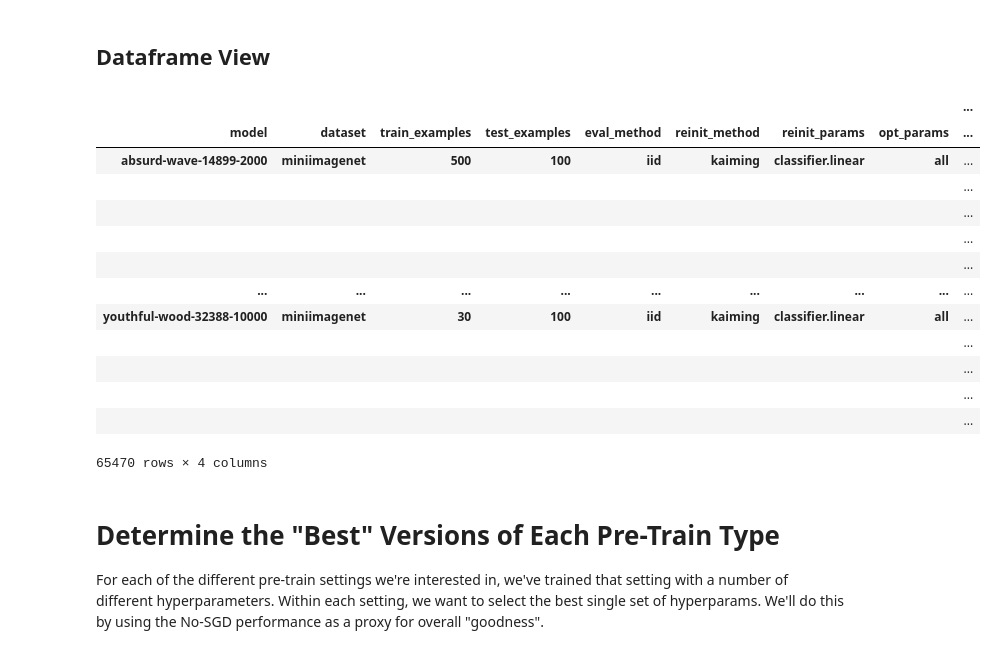
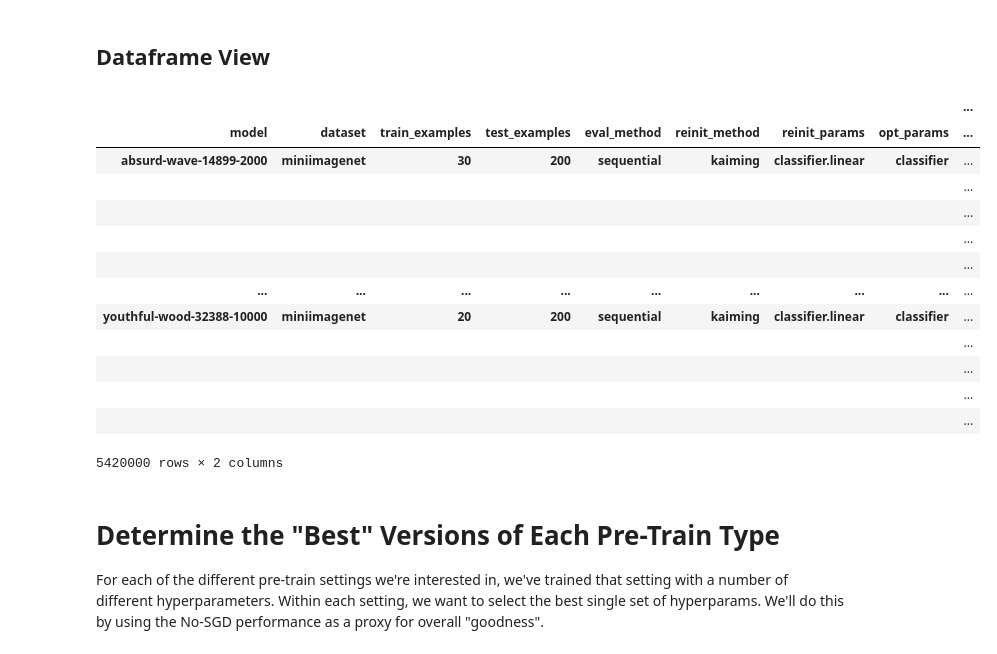
Before and after one commit to uvm-neurobotics-lab/higherANML, a Jupyter notebook: notebooks/result-gathering.ipynb, the cells around one changed output. Cells and saved outputs as stored; diff of their text form; code cells hidden in the pictures.

```diff
--- a/notebooks/result-gathering.ipynb
+++ b/notebooks/result-gathering.ipynb
@@ -407,23 +453,23 @@ import gc
 _ = gc.collect()
 # %% [markdown]
 ## Dataframe View
-# %%
-all_frames["iid-unfrozen"]
-# %% [output]
-|  |  |  |  |  |  |  |  | ... |
-| model | dataset | train_examples | test_examples | eval_method | reinit_method | reinit_params | opt_params | ... |
-| absurd-wave-14899-2000 | miniimagenet | 500 | 100 | iid | kaiming | classifier.linear | all | ... |
-|  |  |  |  |  |  |  |  | ... |
-|  |  |  |  |  |  |  |  | ... |
-|  |  |  |  |  |  |  |  | ... |
-|  |  |  |  |  |  |  |  | ... |
-| ... | ... | ... | ... | ... | ... | ... | ... | ... |
-| youthful-wood-32388-10000 | miniimagenet | 30 | 100 | iid | kaiming | classifier.linear | all | ... |
-|  |  |  |  |  |  |  |  | ... |
-|  |  |  |  |  |  |  |  | ... |
-|  |  |  |  |  |  |  |  | ... |
-|  |  |  |  |  |  |  |  | ... |
-65470 rows × 4 columns
+# %%
+all_frames["olft"]
+# %% [output]
+|  |  |  |  |  |  |  |  | ... |
+| model | dataset | train_examples | test_examples | eval_method | reinit_method | reinit_params | opt_params | ... |
+| absurd-wave-14899-2000 | miniimagenet | 30 | 200 | sequential | kaiming | classifier.linear | classifier | ... |
+|  |  |  |  |  |  |  |  | ... |
+|  |  |  |  |  |  |  |  | ... |
+|  |  |  |  |  |  |  |  | ... |
+|  |  |  |  |  |  |  |  | ... |
+| ... | ... | ... | ... | ... | ... | ... | ... | ... |
+| youthful-wood-32388-10000 | miniimagenet | 20 | 200 | sequential | kaiming | classifier.linear | classifier | ... |
+|  |  |  |  |  |  |  |  | ... |
+|  |  |  |  |  |  |  |  | ... |
+|  |  |  |  |  |  |  |  | ... |
+|  |  |  |  |  |  |  |  | ... |
+5420000 rows × 2 columns
 # %% [markdown]
 # Determine the "Best" Versions of Each Pre-Train Type
 
```
Also changed, not shown: parts of 21 cells of this notebook.
